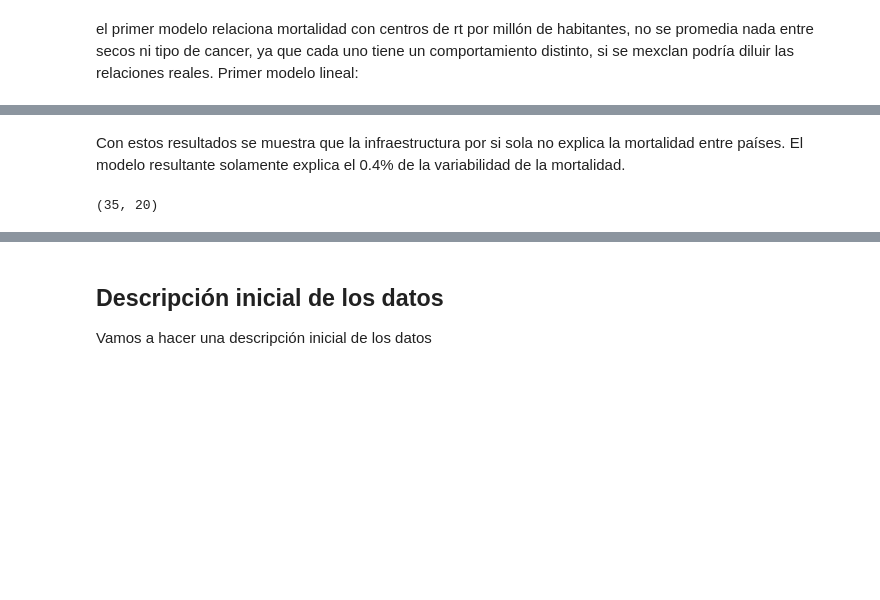
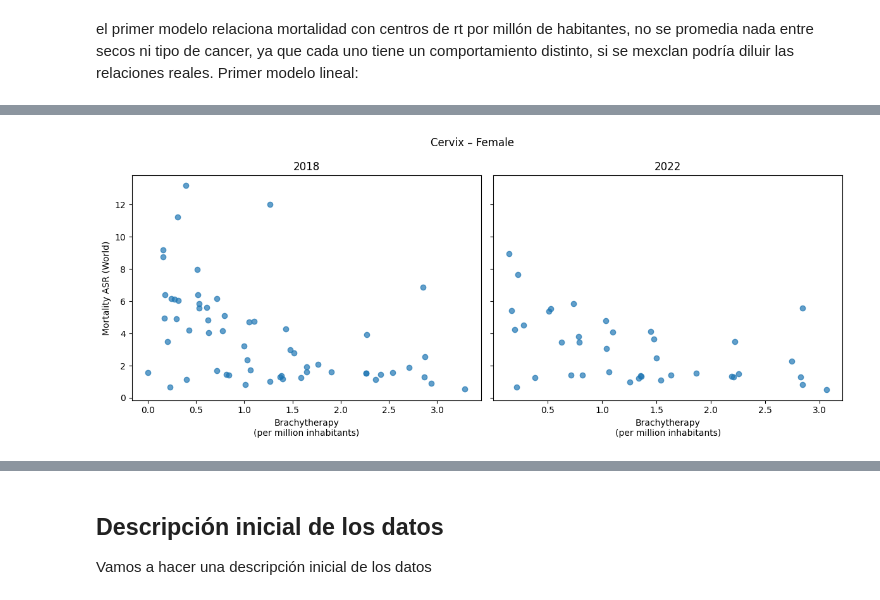
Before and after one commit to mehrerm/TFM, a Jupyter notebook: notebooks/carga_depuracion.ipynb, the cells around one changed output, grey strips where cells are left out. Drawn from its saved outputs; the diff is of its cells as text; code cells hidden in the pictures; blank space fills up the shorter version.

```diff
--- a/notebooks/carga_depuracion.ipynb
+++ b/notebooks/carga_depuracion.ipynb
@@ -2776,11 +2777,9 @@ scatter_by_sex_cancer_year(
-# %% [markdown]
-Con estos resultados se muestra que la infraestructura por si sola no explica la mortalidad entre países. El modelo resultante solamente explica el 0.4% de la variabilidad de la mortalidad.
-# %%
-df_analysis = df_merged[
-    (df_merged["Year"] == 2019) &
-    (df_merged["Type"] == "Incidence")
-].copy()
-
-df_analysis.shape
-# %% [output]
-(35, 20)
+# %%
+scatter_by_sex_cancer_year(
+    df_model,
+    cancer="Cervix",
+    sex="Female",
+    rt_var_pm="Brachytherapy_m"
+)
+# %% [output]
+[figure, added]
```
Also changed, not shown: parts of 12 cells of this notebook.
